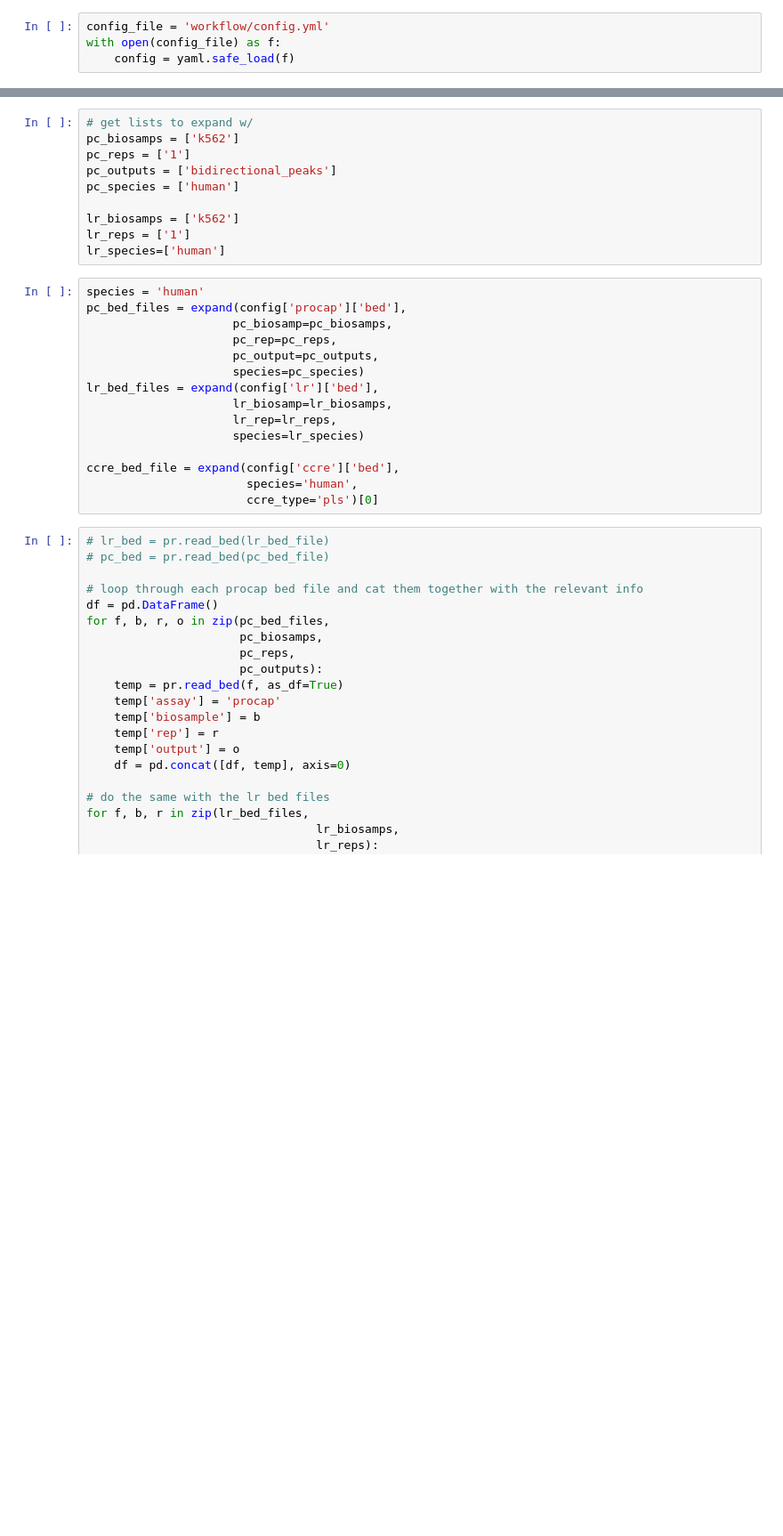
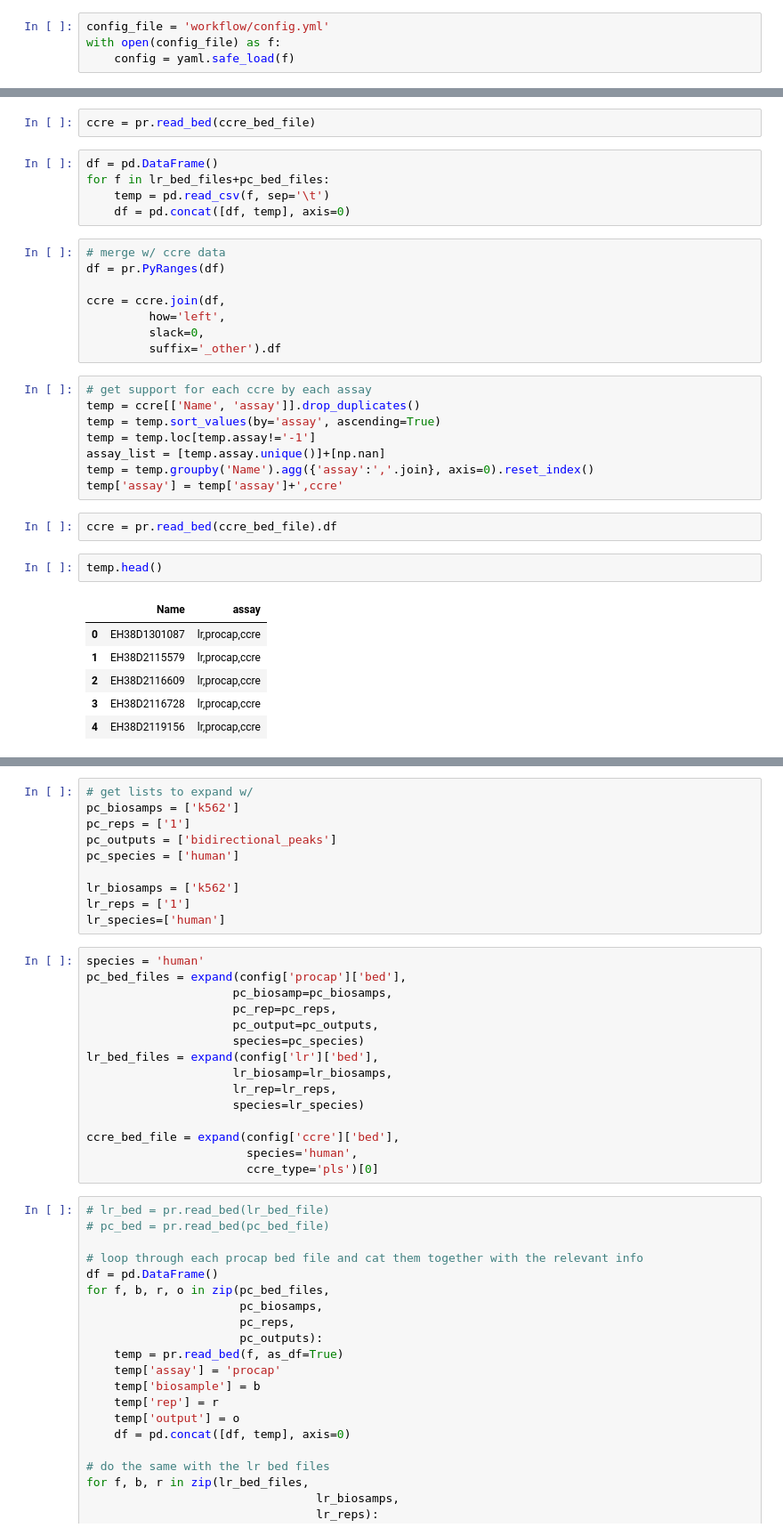
Before and after one commit to fairliereese/encode_promoters, a Jupyter notebook: intersect_dev.ipynb, the cells around one changed output, grey strips where cells are left out. Shown at 89% size. Drawn from its saved outputs; the diff is of its cells as text; blank space fills up the shorter version.

```diff
--- a/intersect_dev.ipynb
+++ b/intersect_dev.ipynb
@@ -14,0 +71,34 @@ with open(config_file) as f:
+# %%
+ccre = pr.read_bed(ccre_bed_file)
+# %%
+df = pd.DataFrame()
+for f in lr_bed_files+pc_bed_files:
+    temp = pd.read_csv(f, sep='\t')
+    df = pd.concat([df, temp], axis=0)
+# %%
+# merge w/ ccre data
+df = pr.PyRanges(df)
+
+ccre = ccre.join(df,
+         how='left',
+         slack=0,
+         suffix='_other').df
+# %%
+# get support for each ccre by each assay
+temp = ccre[['Name', 'assay']].drop_duplicates()
+temp = temp.sort_values(by='assay', ascending=True)
+temp = temp.loc[temp.assay!='-1']
+assay_list = [temp.assay.unique()]+[np.nan]
+temp = temp.groupby('Name').agg({'assay':','.join}, axis=0).reset_index()
+temp['assay'] = temp['assay']+',ccre'
+# %%
+ccre = pr.read_bed(ccre_bed_file).df
+# %%
+temp.head()
+# %% [output]
+|  | Name | assay |
+| 0 | EH38D1301087 | lr,procap,ccre |
+| 1 | EH38D2115579 | lr,procap,ccre |
+| 2 | EH38D2116609 | lr,procap,ccre |
+| 3 | EH38D2116728 | lr,procap,ccre |
+| 4 | EH38D2119156 | lr,procap,ccre |
```
Also changed, not shown: parts of 14 cells of this notebook, 4 other files.
